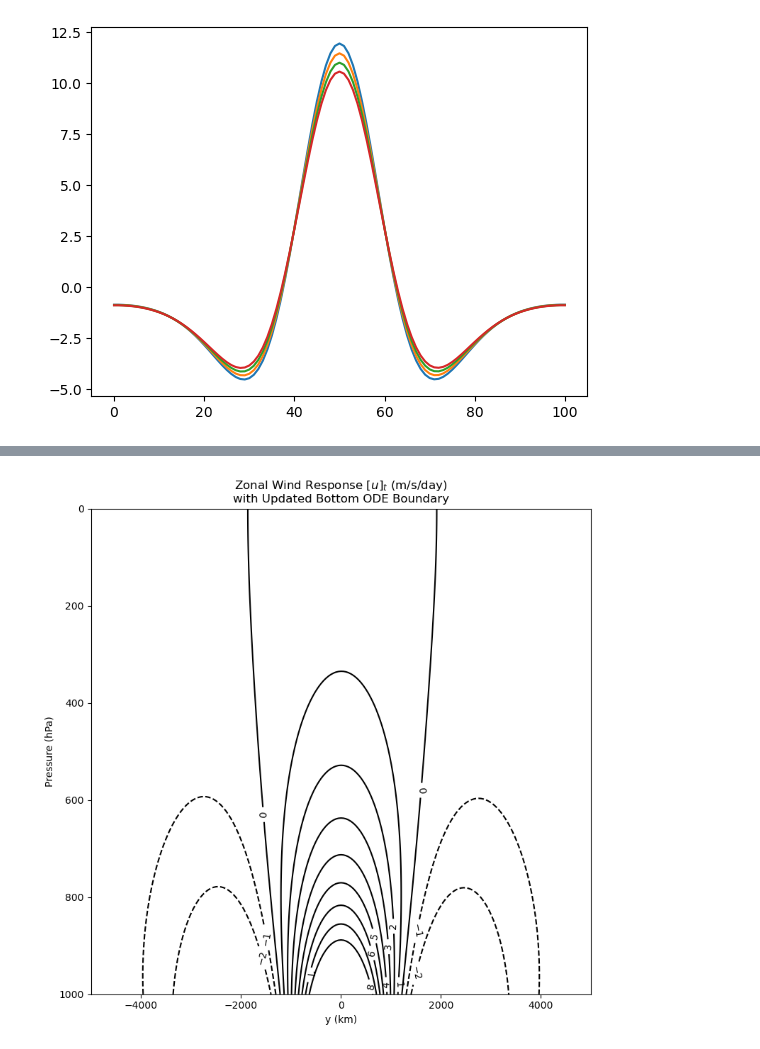
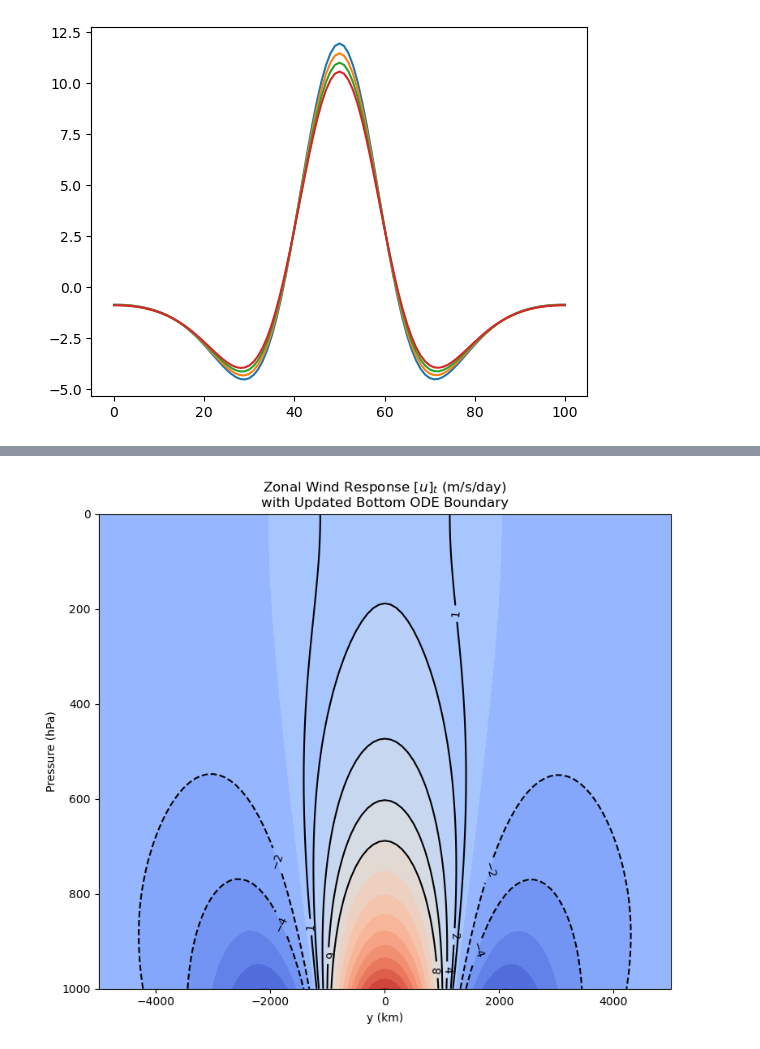
Before and after one commit to PeterChang1023/Eddy_closure, a Jupyter notebook: Robinson_2000.ipynb, the cells around one changed output, grey strips where cells are left out. Drawn from its saved outputs; the diff is of its cells as text; code cells hidden in the pictures.

```diff
--- a/Robinson_2000.ipynb
+++ b/Robinson_2000.ipynb
@@ -1592,7 +1592,7 @@ import numpy as np
 import matplotlib.pyplot as plt
 
 # === Grid and constants ===
-ny, nz = 201, 201
+ny, nz = 101, 101
 Ly = 5000e3
 pb, pt, ptop = 1000e2, 200e2, 0
 y = np.linspace(-Ly, Ly, ny)
@@ -1607,7 +1607,7 @@ width = 1500e3
 sigma = 1e-5  # constant
 
 # Forcing
-Ab = 1000 * (pb - pt) / 100
+Ab = 2000 * (pb - pt) / 100
 vqb_b = Ab * np.exp(-(y / width)**2)
 d2vqb_dy2 = np.gradient(np.gradient(vqb_b, dy), dy)
 A = sigma * pb / (R * T_b)
@@ -1615,8 +1615,32 @@ B_vec = sigma / f0**2 * (d2vqb_dy2)
 
 # Initialization
 u_t = np.zeros((ny, nz))
-u_t[:, :] = -8 * 1e6 * d2vqb_dy2 #2 * np.exp(-(Y / width)**2)
-omega = 1.6
+w_y = 1500e3
+w_p = 80000
+A_init = 10  # m/s/day
+
+# Meshgrid Y, P is already (ny, nz)
+# scale = -8e6  # matches the amplitude you've found helpful
+# decay_scale = 1.5e10  # controls vertical decay (adjust as needed)
+
+# for j in range(nz):
+#     u_t[:, j] = scale * d2vqb_dy2 * np.exp(-(pb - p[j]) / decay_scale)
+
+
+
+p_center = 600e2
+p_width = 2e4
+for j in range(nz):
+    u_t[:, j] = scale * d2vqb_dy2 * np.exp(-((p[j] - p_center)**2) / (2 * p_width**2))
+
+
+
+# u_t[:,:] = A_init * np.exp(-(Y[:,:] / w_y)**2) * np.exp(-(pb - P[:,:]) / w_p)
+
+# u_t = A_init * np.exp(-(Y / w_y)**2) * (1 - (pb - P) / (pb - pt))**2
+
+# u_t[:, :] = -8 * d2vqb_dy2 #2 * np.exp(-(Y / width)**2)
+omega = 1.1
 tolerance = 1e-4
 max_iter = 2000
 coeff = 2 / dy**2 + 2 * f0**2 / (sigma * dp**2)
@@ -1625,6 +1649,7 @@ coeff = 2 / dy**2 + 2 * f0**2 / (sigma * dp**2)
 for it in range(max_iter):
     u_old = u_t.copy()
     u_t[:, 0] = B_vec * dp * np.exp(2 * A * dp) + u_t[:, 1] * np.exp(A * dp)
+    # u_t[:, 1] = -B_vec * dp * np.exp(A * dp) + u_t[:, 0] * np.exp(-A * dp)
 
     for j in range(1, nz - 1):
         for i in range(1, ny - 1):
@@ -1637,6 +1662,8 @@ for it in range(max_iter):
     u_t[:, -1] = u_t[:, -2]
     u_t[0, :] = u_t[1, :]
     u_t[-1, :] = u_t[-2, :]
+    u_t[:, 0] = B_vec * dp * np.exp(2 * A * dp) + u_t[:, 1] * np.exp(A * dp)
+
 
     if it % 100 == 0:
         print(f"Iteration {it}, max update = {np.max(np.abs(u_t - u_old)):.3e}")
@@ -1667,16 +1694,21 @@ Iteration 1900, max update = 5.474e-04
 # %%
 # === Plot ===
-plt.figure(figsize=(8, 8), dpi=100.)
+plt.figure(figsize=(8, 7), dpi=100.)
 # cs = plt.contour(y / 1e3, p / 100, u_t.T, levels=21, colors='k')
-cs = plt.contour(y / 1e3, p / 100, u_t.T, levels=[-2,-1,0,1,2,3,4,5,6,7,8], colors='k')
+# cs = plt.contour(y / 1e3, p / 100, u_t.T, levels=[-4, -2,0,2,4,6,8], colors='k')
+# cs = plt.contour(y / 1e3, p / 100, u_t.T, levels=[-5, -3,-2, -1,0,1,3,5,7,9], colors='k')
+cs = plt.contour(y / 1e3, p / 100, u_t.T, levels=[-4,-2,1,2,4,6,8], colors='k')
+
 
 plt.clabel(cs, inline=1, fontsize=10)
+cs2 = plt.contourf(y / 1e3, p / 100, u_t.T, levels=21, cmap="coolwarm")
+# plt.colorbar(cs2)
 plt.xlabel('y (km)')
 plt.ylabel('Pressure (hPa)')
 plt.title('Zonal Wind Response $[u]_t$ (m/s/day)\nwith Updated Bottom ODE Boundary')
 plt.gca().invert_yaxis()
 plt.tight_layout()
 plt.show()
 # %% [output]
-[figure, old version]
+[figure, new version]
 # %%
```
Also changed, not shown: parts of 4 cells of this notebook.
